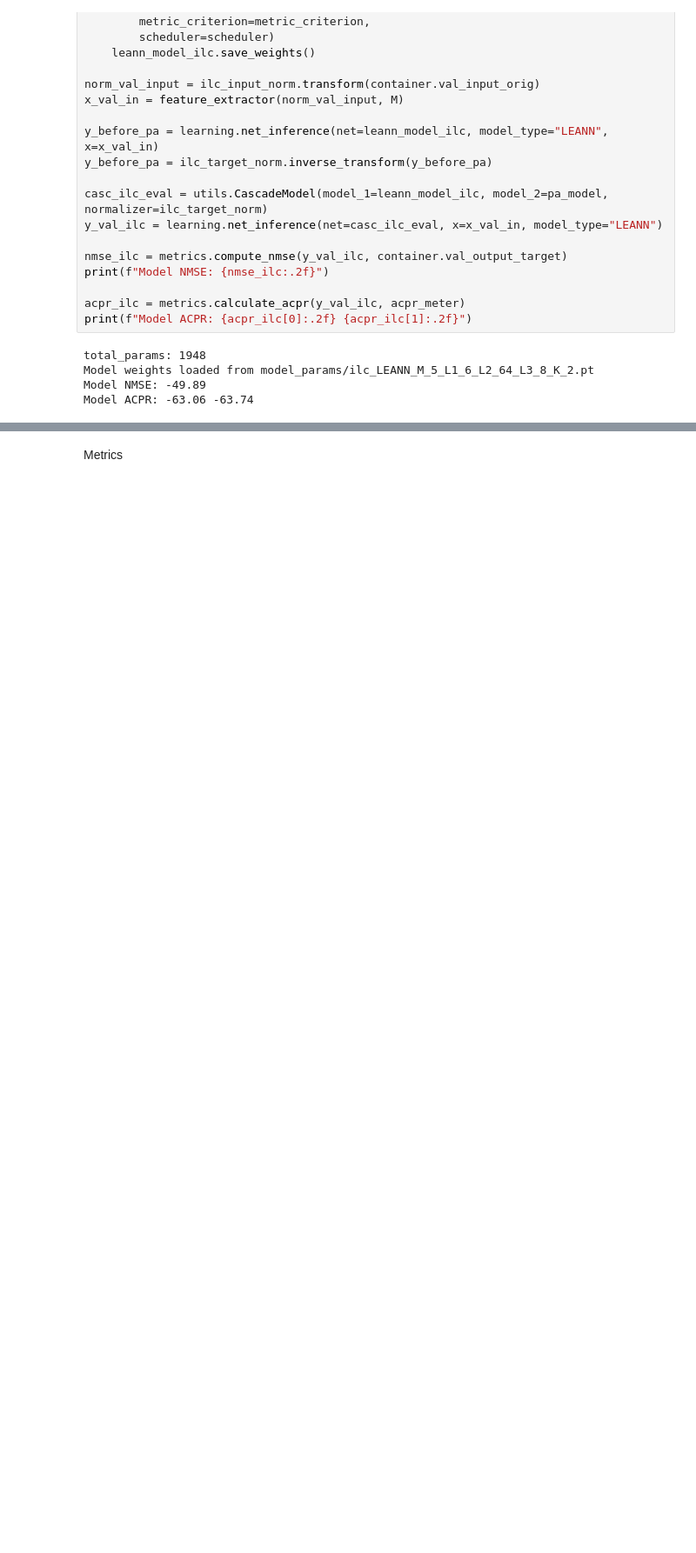
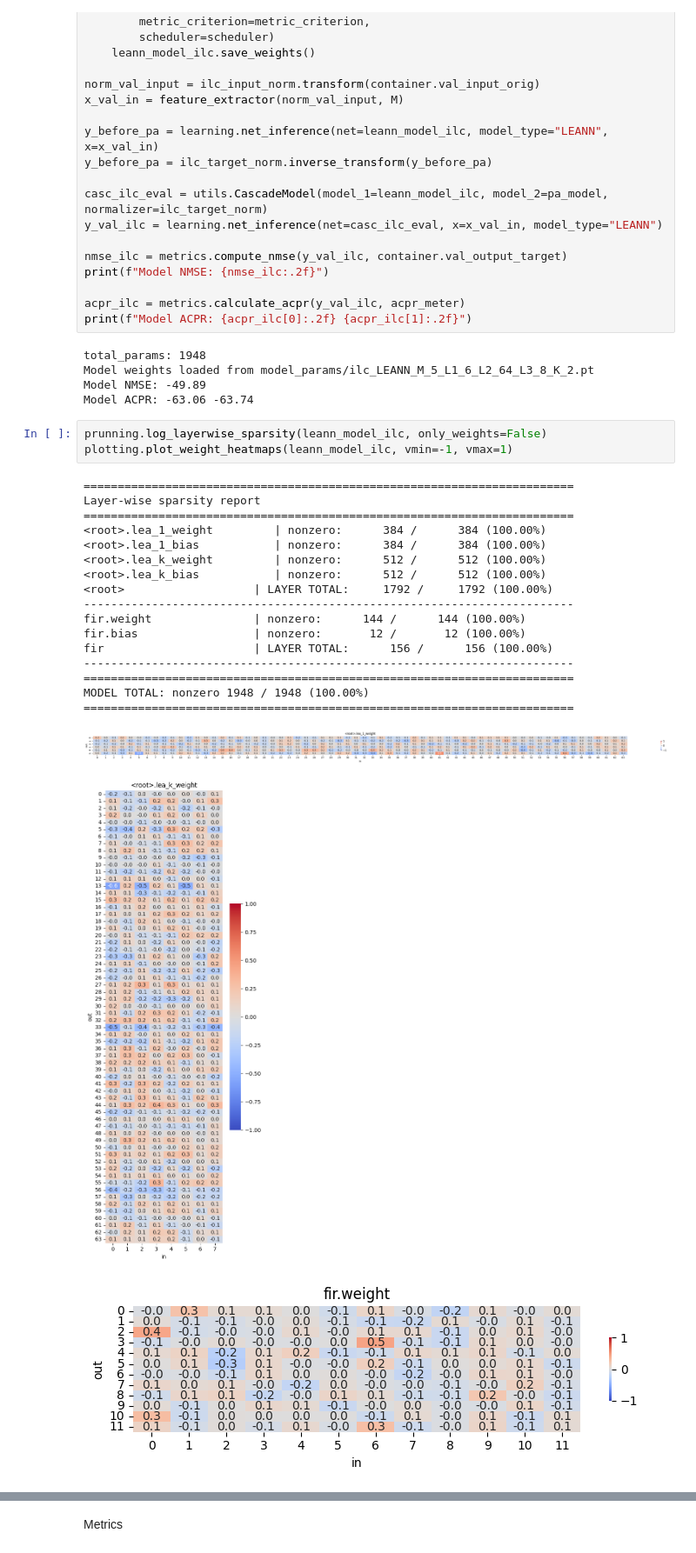
Before and after one commit to pasmornov-m/DPD_Research, a Jupyter notebook: dev_leann.ipynb, the cells around one changed output, grey strips where cells are left out. Shown at 87% size. Saved outputs shown, nothing was run; the diff lists cells and outputs as text; blank space fills up the shorter version.

```diff
--- a/dev_leann.ipynb
+++ b/dev_leann.ipynb
@@ -240,6 +240,29 @@ total_params: 1948
 Model weights loaded from model_params/ilc_LEANN_M_5_L1_6_L2_64_L3_8_K_2.pt
 Model NMSE: -49.89
 Model ACPR: -63.06 -63.74
+# %%
+prunning.log_layerwise_sparsity(leann_model_ilc, only_weights=False)
+plotting.plot_weight_heatmaps(leann_model_ilc, vmin=-1, vmax=1)
+# %% [output]
+========================================================================
+Layer-wise sparsity report
+========================================================================
+<root>.lea_1_weight         | nonzero:      384 /      384 (100.00%)
+<root>.lea_1_bias           | nonzero:      384 /      384 (100.00%)
+<root>.lea_k_weight         | nonzero:      512 /      512 (100.00%)
+<root>.lea_k_bias           | nonzero:      512 /      512 (100.00%)
+<root>                   | LAYER TOTAL:     1792 /     1792 (100.00%)
+------------------------------------------------------------------------
+fir.weight               | nonzero:      144 /      144 (100.00%)
+fir.bias                 | nonzero:       12 /       12 (100.00%)
+fir                      | LAYER TOTAL:      156 /      156 (100.00%)
+------------------------------------------------------------------------
+========================================================================
+MODEL TOTAL: nonzero 1948 / 1948 (100.00%)
+========================================================================
+[figure, added]
+[figure, added]
+[figure, added]
 # %%
 pleann_model = LEANN(M=M,L2=L2,L3=L3,K=K,L1=L1,model_name="ilc_prune")
 is_load_pruned = pleann_model.load_weights()
```
Also changed, not shown: parts of 8 cells of this notebook, 9 other files.
